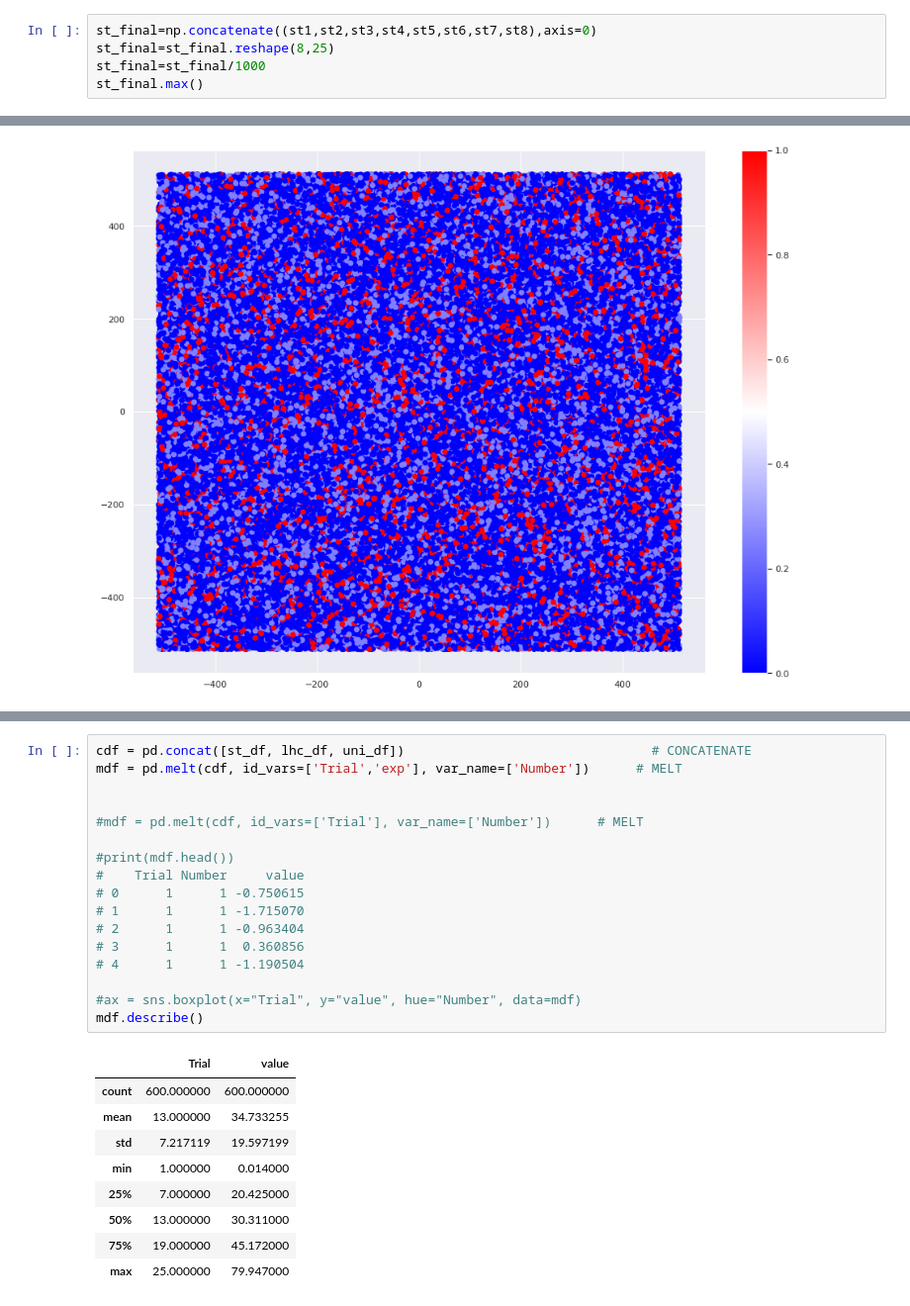
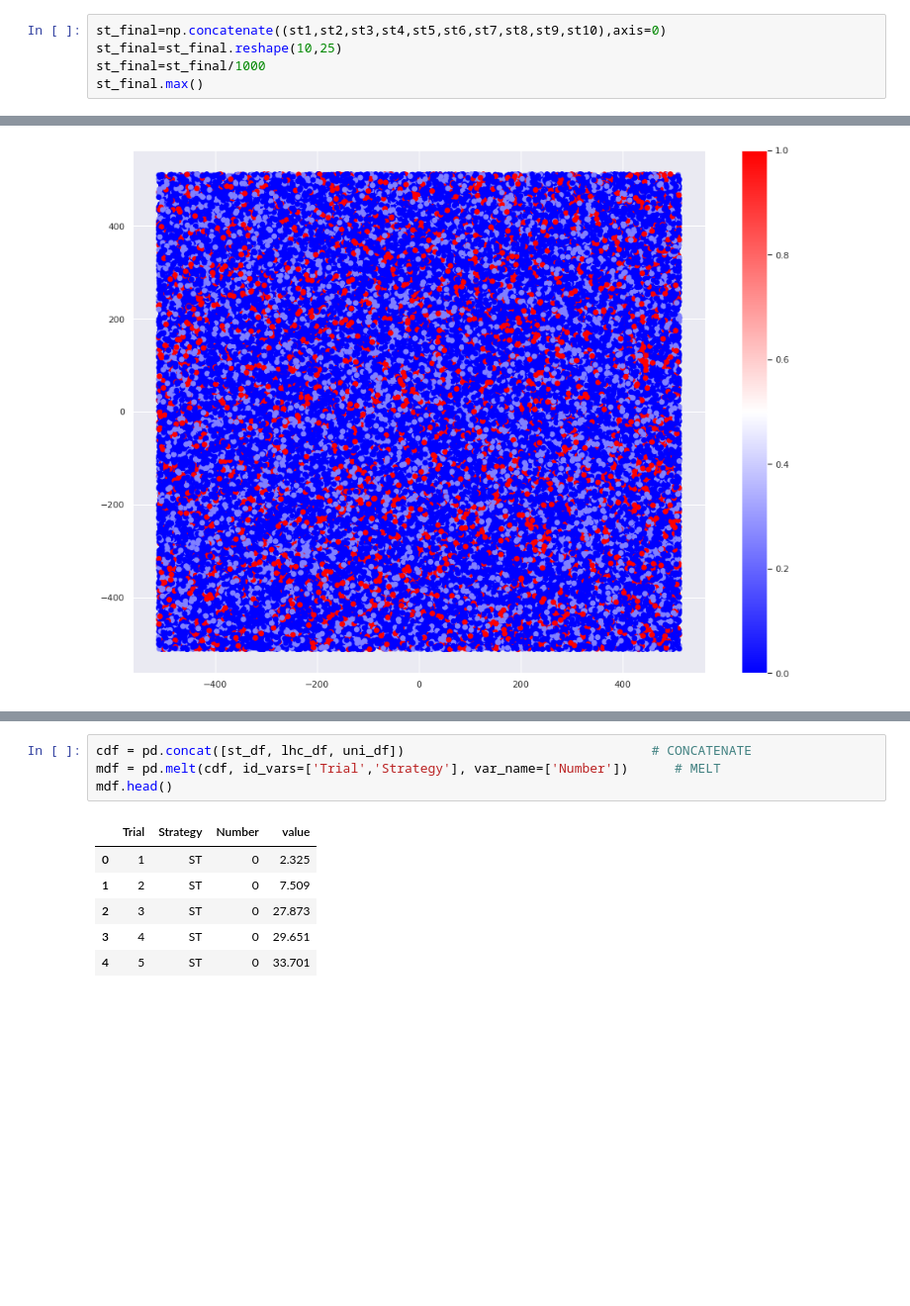
Before and after one commit to vardhah/Batch-mode-DeepAL-for-regression, a Jupyter notebook: results/result_analysis.ipynb, the cells around one changed output, grey strips where cells are left out. Shown at 99% size. Drawn from its saved outputs; the diff is of its cells as text; blank space fills up the shorter version.

```diff
--- a/results/result_analysis.ipynb
+++ b/results/result_analysis.ipynb
@@ -99,6 +101,6 @@ max_st
 # %%
-st_final=np.concatenate((st1,st2,st3,st4,st5,st6,st7,st8),axis=0)
-st_final=st_final.reshape(8,25)
+st_final=np.concatenate((st1,st2,st3,st4,st5,st6,st7,st8,st9,st10),axis=0)
+st_final=st_final.reshape(10,25)
 st_final=st_final/1000
 st_final.max()
 # %% [output]
@@ -289,28 +227,12 @@ uni_df
-# %%
-cdf = pd.concat([st_df, lhc_df, uni_df])                                # CONCATENATE
-mdf = pd.melt(cdf, id_vars=['Trial','exp'], var_name=['Number'])      # MELT
-
-
-#mdf = pd.melt(cdf, id_vars=['Trial'], var_name=['Number'])      # MELT
-
-#print(mdf.head())
-#    Trial Number     value
-# 0      1      1 -0.750615
-# 1      1      1 -1.715070
-# 2      1      1 -0.963404
-# 3      1      1  0.360856
-# 4      1      1 -1.190504
-
-#ax = sns.boxplot(x="Trial", y="value", hue="Number", data=mdf)
-mdf.describe()
-# %% [output]
-|  | Trial | value |
-| count | 600.000000 | 600.000000 |
-| mean | 13.000000 | 34.733255 |
-| std | 7.217119 | 19.597199 |
-| min | 1.000000 | 0.014000 |
-| 25% | 7.000000 | 20.425000 |
-| 50% | 13.000000 | 30.311000 |
-| 75% | 19.000000 | 45.172000 |
-| max | 25.000000 | 79.947000 |
+# %%
+cdf = pd.concat([st_df, lhc_df, uni_df])                                # CONCATENATE
+mdf = pd.melt(cdf, id_vars=['Trial','Strategy'], var_name=['Number'])      # MELT
+mdf.head()
+# %% [output]
+|  | Trial | Strategy | Number | value |
+| 0 | 1 | ST | 0 | 2.325 |
+| 1 | 2 | ST | 0 | 7.509 |
+| 2 | 3 | ST | 0 | 27.873 |
+| 3 | 4 | ST | 0 | 29.651 |
+| 4 | 5 | ST | 0 | 33.701 |
 # %%
```
Also changed, not shown: parts of 11 cells of this notebook, 16 other files.
